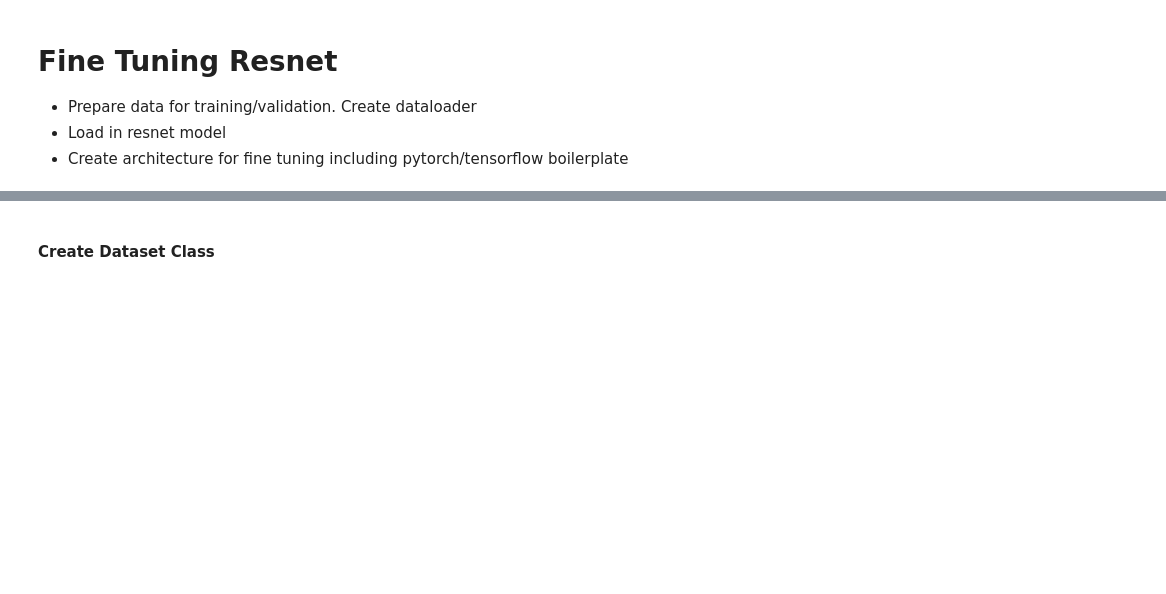
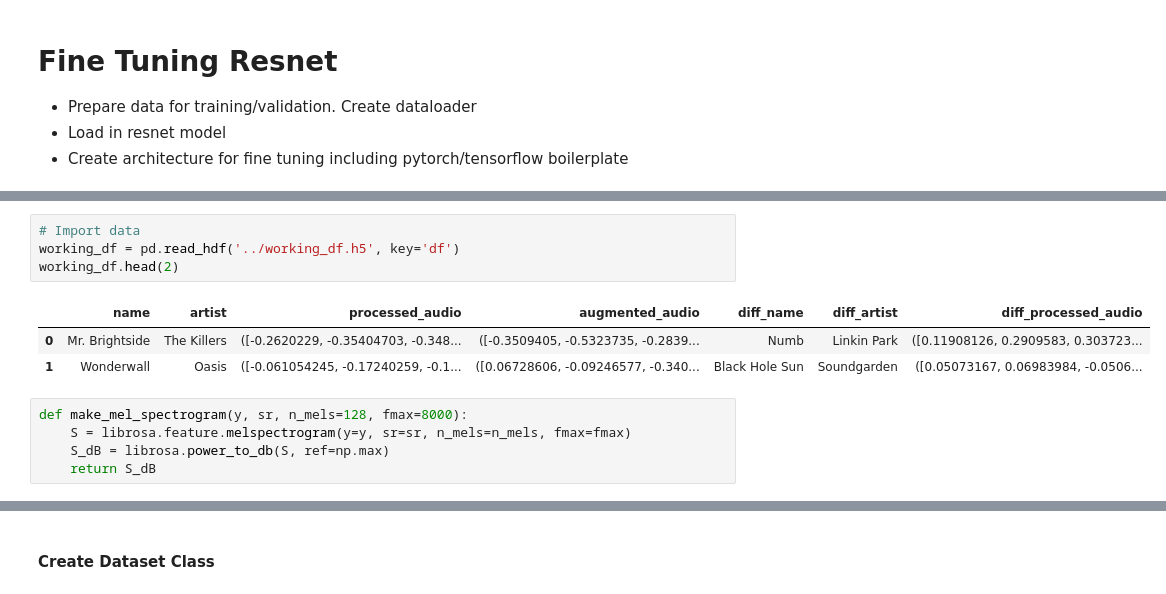
Before and after one commit to reggiebain/song-similarity-erdos, a Jupyter notebook: modeling/fine-tuning-pretrained.ipynb, the cells around one changed output, grey strips where cells are left out. Cells and saved outputs as stored; diff of their text form; blank space fills up the shorter version.

```diff
--- a/modeling/fine-tuning-pretrained.ipynb
+++ b/modeling/fine-tuning-pretrained.ipynb
@@ -30,0 +54,13 @@ from transformers import WhisperProcessor, WhisperForConditionalGeneration
+# %%
+# Import data
+working_df = pd.read_hdf('../working_df.h5', key='df')
+working_df.head(2)
+# %% [output]
+|  | name | artist | processed_audio | augmented_audio | diff_name | diff_artist | diff_processed_audio |
+| 0 | Mr. Brightside | The Killers | ([-0.2620229, -0.35404703, -0.348... | ([-0.3509405, -0.5323735, -0.2839... | Numb | Linkin Park | ([0.11908126, 0.2909583, 0.303723... |
+| 1 | Wonderwall | Oasis | ([-0.061054245, -0.17240259, -0.1... | ([0.06728606, -0.09246577, -0.340... | Black Hole Sun | Soundgarden | ([0.05073167, 0.06983984, -0.0506... |
+# %%
+def make_mel_spectrogram(y, sr, n_mels=128, fmax=8000):
+    S = librosa.feature.melspectrogram(y=y, sr=sr, n_mels=n_mels, fmax=fmax)
+    S_dB = librosa.power_to_db(S, ref=np.max)
+    return S_dB
```
Also changed, not shown: parts of 35 cells of this notebook, 16 other files.
